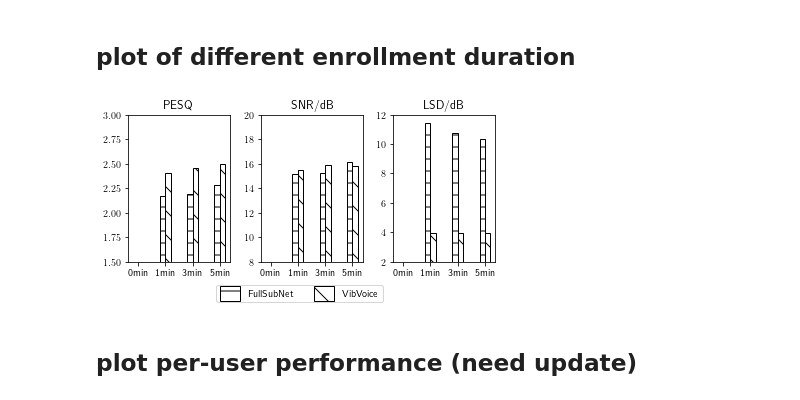
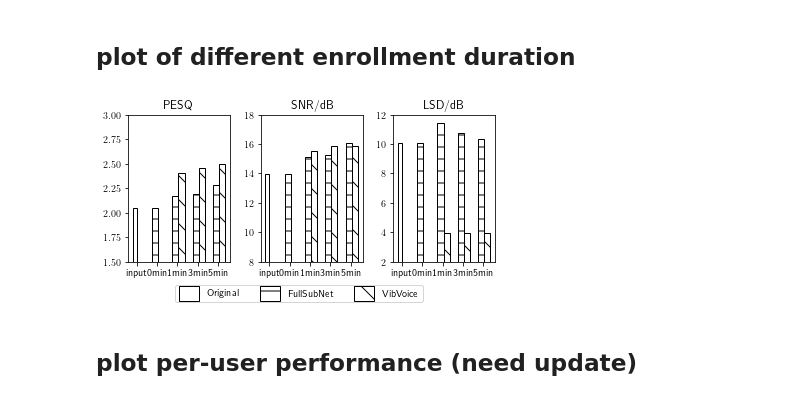
Before and after one commit to lixinghe1999/audioproject, a Jupyter notebook: DL/plot.ipynb, the cells around one changed output. Drawn from its saved outputs; the diff is of its cells as text; code cells hidden in the pictures.

```diff
--- a/DL/plot.ipynb
+++ b/DL/plot.ipynb
@@ -83,33 +73,39 @@ plt.show()
 # %% [markdown]
 ## plot of different enrollment duration
 # %%
-fullsubnet = [[0, 0, 0], [ 2.16696222,15.14282735, 11.42487056], [2.19253493, 15.2717887,   10.75469576], [2.2788935, 16.10067001,  10.34507953]]
+fullsubnet = [[ 2.06042795, 14.63436131, 9.53324297], [ 2.16696222,15.14282735, 11.42487056], [2.19253493, 15.2717887, 10.75469576], [2.2788935, 16.10067001, 10.34507953]]
 vibvoice = [[0, 0, 0], [2.40846276, 15.50638137, 3.964647], [2.45129601, 15.88706841, 3.92510713], [ 2.49877256, 15.84743989, 3.95881391]]
-names = ['0min', '1min', '3min', '5min']
-colors = ['w', 'w', 'w', 'w']
+original = [ 2.04479165, 13.9359822,10.07187407]
+names = ['input', '0min', '1min', '3min', '5min']
+colors = ['w', 'w', 'w', ]
 fig, axs = plt.subplots(1, 3, figsize=(6, 3))
 plt.subplots_adjust(left=0.1, bottom=0.2, right=0.95, wspace=0.3)
-for i in range(len(names)):
+for i in range(4):
     for j in range(3):
-        axs[j].bar(i, fullsubnet[i][j], color=colors[i], edgecolor='black', width=0.2, hatch='-')
-        axs[j].bar(i+0.2, vibvoice[i][j], color=colors[i], edgecolor='black', width=0.2, hatch='\\')
+        axs[j].bar(1 + i, fullsubnet[i][j], color='w', edgecolor='black', width=0.3, hatch='-')
+        axs[j].bar(1 + i+0.3, vibvoice[i][j], color='w', edgecolor='black', width=0.3, hatch='\\')
+for j in range(3):
+    axs[j].bar(0, original[j], color='w', edgecolor='black', width=0.2)
+
 titles = ['PESQ', 'SNR/dB', 'LSD/dB']
-y_lims = [[1.5, 3], [8, 20], [2, 12]]
+y_lims = [[1.5, 3], [8, 18], [2, 12]]
 for i, ax in enumerate(axs):
     ax.set_title(titles[i])
-    ax.set_xticks([0.1, 1.1, 2.1, 3.1], names)
+    ax.set_xticks([0.1, 1.1, 2.1, 3.1, 4.1], names)
     ax.set_ylim(y_lims[i])
 
+
+original_patch = mpatches.Patch(edgecolor='black', facecolor='white', label='Original')
 fullsubnet_patch = mpatches.Patch(edgecolor='black', facecolor='white', hatch='-', label='FullSubNet')
 vibvoice_patch = mpatches.Patch(edgecolor='black', facecolor='white', hatch='\\', label='VibVoice')
-leg = fig.legend(handles=[fullsubnet_patch, vibvoice_patch], ncol=2, loc='lower center')
+leg = fig.legend(handles=[original_patch, fullsubnet_patch, vibvoice_patch], ncol=3, loc='lower center')
 for patch in leg.get_patches():
     patch.set_height(15)
     patch.set_y(-5)
 plt.savefig('noise_enrollment.pdf', dpi=300)
 plt.show()
 # %% [output]
-[figure, old version]
+[figure, new version]
 # %% [markdown]
 ## plot per-user performance (need update)
 # %%
```
Also changed, not shown: parts of 2 cells of this notebook, 1 other file.
